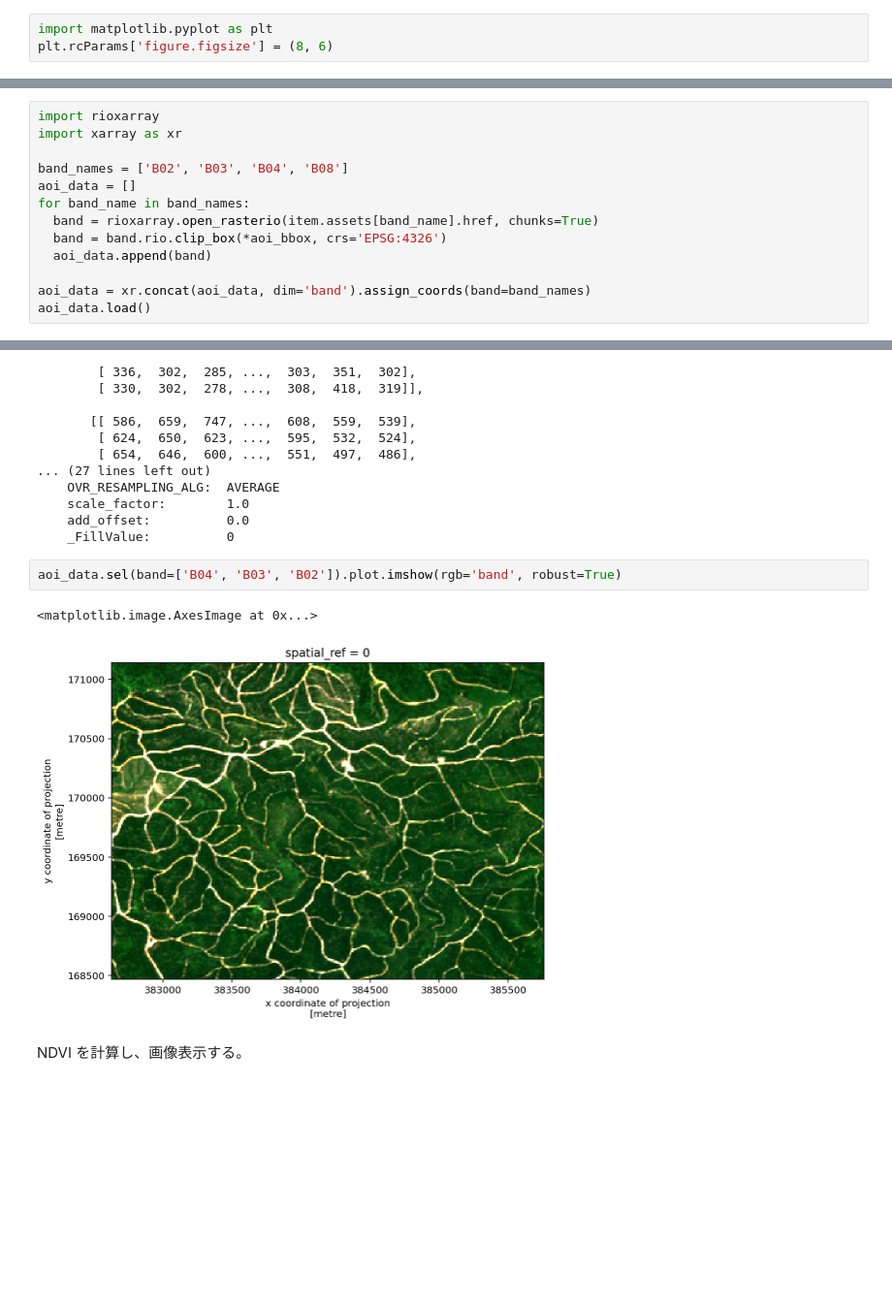
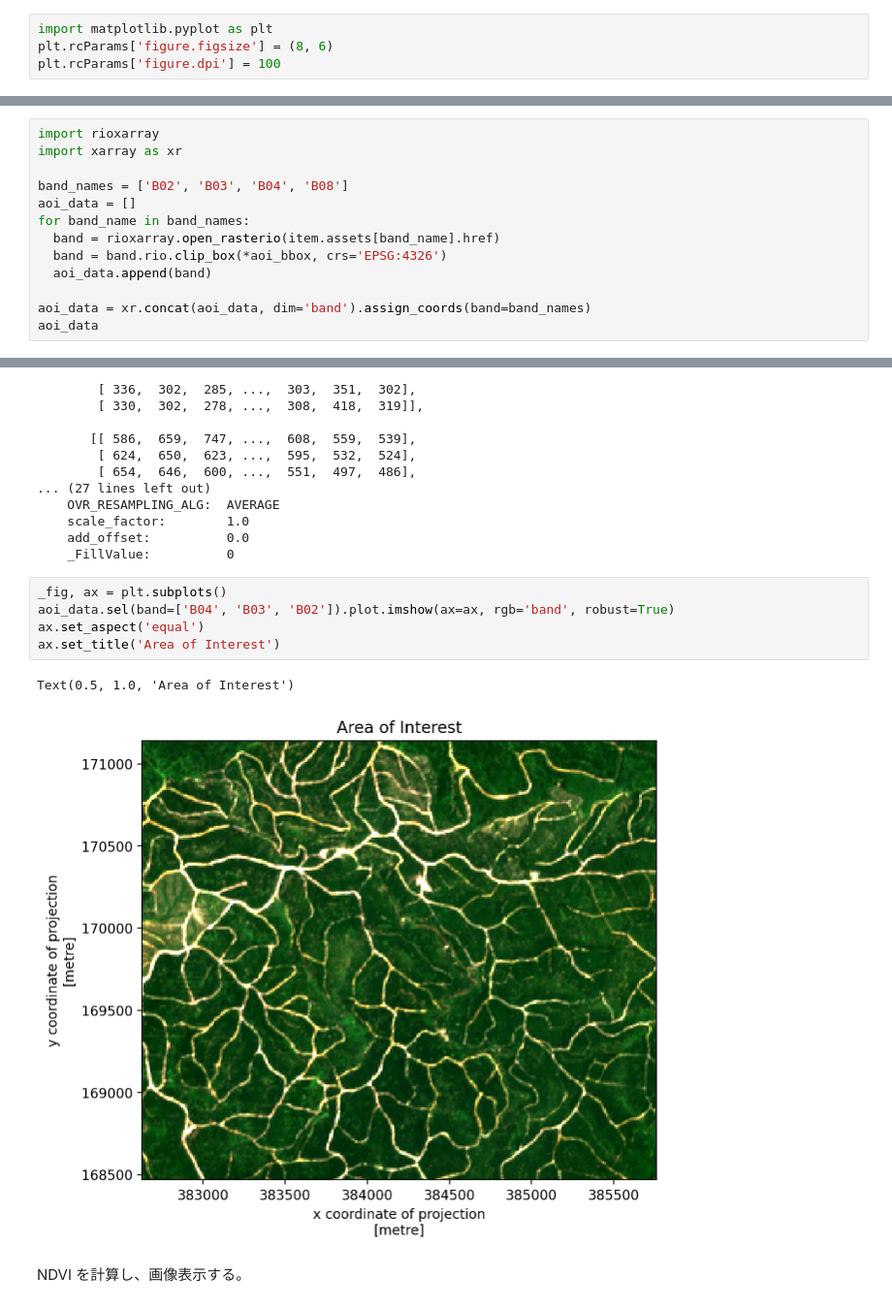
Before and after one commit to sankichi92/satelliteBook, a Jupyter notebook: notebooks/4-3-roads.ipynb, the cells around one changed output, grey strips where cells are left out. Shown at 97% size. Cells and saved outputs as stored; diff of their text form; blank space fills up the shorter version.

```diff
--- a/notebooks/4-3-roads.ipynb
+++ b/notebooks/4-3-roads.ipynb
@@ -19,6 +19,7 @@ Python 3.8.16
 # %%
 import matplotlib.pyplot as plt
 plt.rcParams['figure.figsize'] = (8, 6)
+plt.rcParams['figure.dpi'] = 100
 # %% [markdown]
 関心領域の Sentinel 2 データを検索し、もっとも被雲率の低いもののトゥルーカラー画像を確認する。
 # %%
@@ -55,12 +53,12 @@ import xarray as xr
 band_names = ['B02', 'B03', 'B04', 'B08']
 aoi_data = []
 for band_name in band_names:
-  band = rioxarray.open_rasterio(item.assets[band_name].href, chunks=True)
+  band = rioxarray.open_rasterio(item.assets[band_name].href)
   band = band.rio.clip_box(*aoi_bbox, crs='EPSG:4326')
   aoi_data.append(band)
 
 aoi_data = xr.concat(aoi_data, dim='band').assign_coords(band=band_names)
-aoi_data.load()
+aoi_data
 # %% [output]
 <xarray.DataArray (band: 4, y: 267, x: 313)>
 array([[[ 323,  369,  354, ...,  325,  331,  310],
@@ -80,10 +78,13 @@ array([[[ 323,  369,  354, ...,  325,  331,  310],
     add_offset:          0.0
     _FillValue:          0
 # %%
-aoi_data.sel(band=['B04', 'B03', 'B02']).plot.imshow(rgb='band', robust=True)
+_fig, ax = plt.subplots()
+aoi_data.sel(band=['B04', 'B03', 'B02']).plot.imshow(ax=ax, rgb='band', robust=True)
+ax.set_aspect('equal')
+ax.set_title('Area of Interest')
 # %% [output]
-<matplotlib.image.AxesImage at 0x...>
+Text(0.5, 1.0, 'Area of Interest')
-[figure, old version]
+[figure, new version]
 # %% [markdown]
 NDVI を計算し、画像表示する。
 # %%
```
Also changed, not shown: parts of 11 cells of this notebook.
